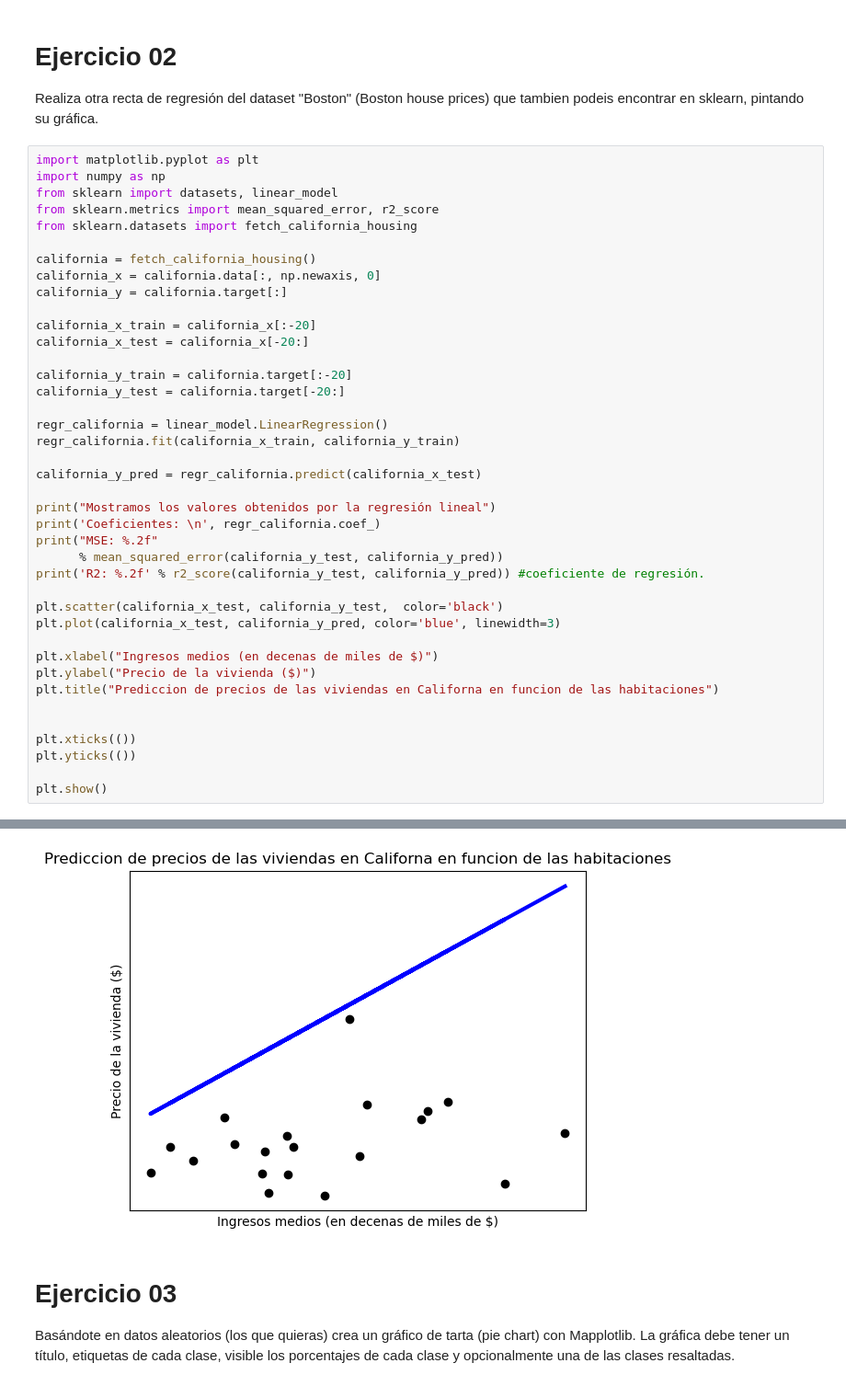
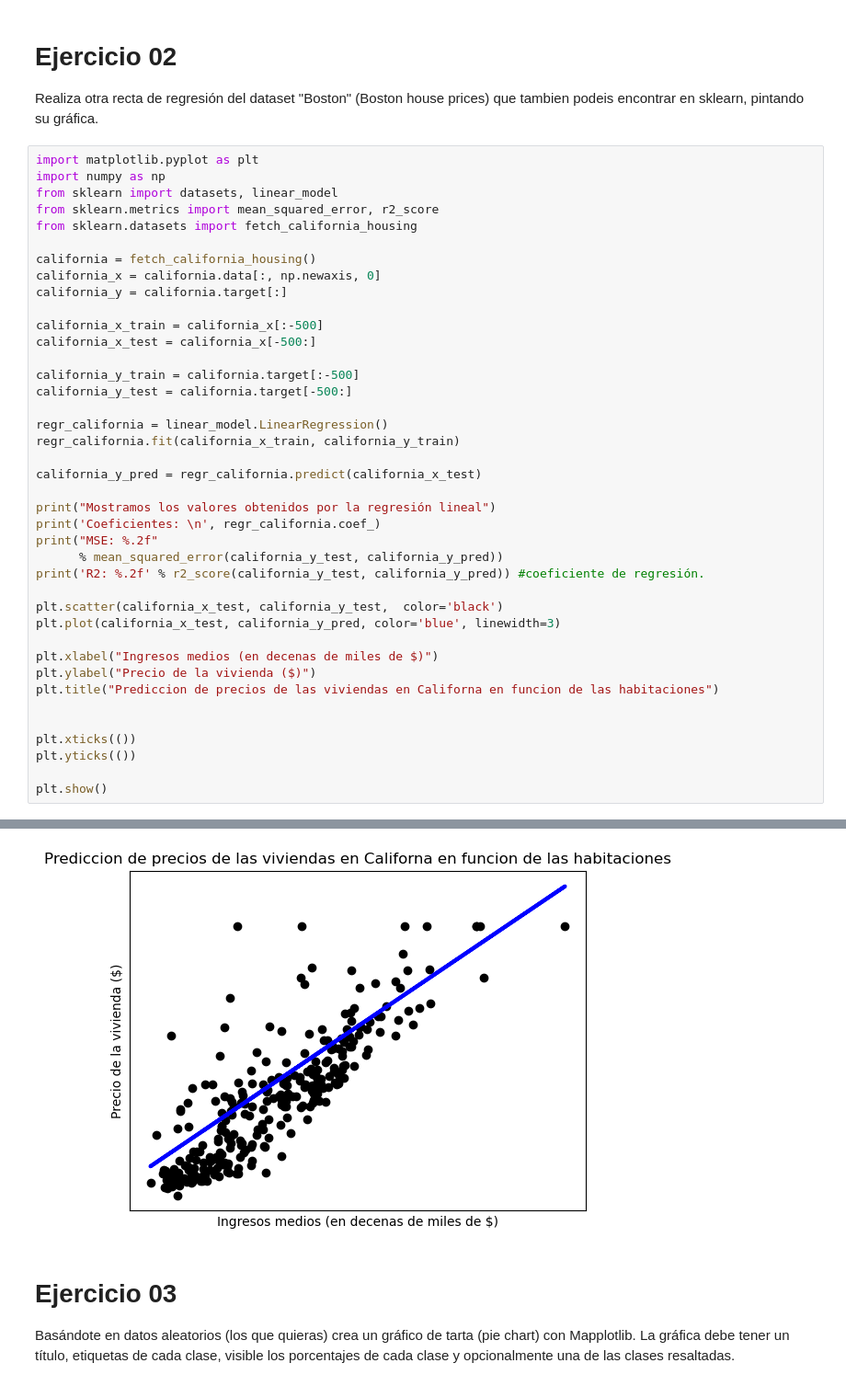
Before and after one commit to Dusk012/SI, a Jupyter notebook: P0/Pandas/Practica02.ipynb, the cells around one changed output, grey strips where cells are left out. Shown at 92% size. Cells and saved outputs as stored; diff of their text form.

```diff
--- a/P0/Pandas/Practica02.ipynb
+++ b/P0/Pandas/Practica02.ipynb
@@ -372,11 +372,11 @@ california = fetch_california_housing()
 california_x = california.data[:, np.newaxis, 0]
 california_y = california.target[:]
 
-california_x_train = california_x[:-20]
-california_x_test = california_x[-20:]
+california_x_train = california_x[:-500]
+california_x_test = california_x[-500:]
 
-california_y_train = california.target[:-20]
-california_y_test = california.target[-20:]
+california_y_train = california.target[:-500]
+california_y_test = california.target[-500:]
 
 regr_california = linear_model.LinearRegression()
 regr_california.fit(california_x_train, california_y_train)
@@ -410,4 +410,4 @@ R2: -10.97
-[figure, old version]
+[figure, new version]
 # %% [markdown]
 # Ejercicio 03
 Basándote en datos aleatorios (los que quieras) crea un gráfico de tarta (pie chart) con Mapplotlib. La gráfica debe tener un título, etiquetas de cada clase, visible los porcentajes de cada clase y opcionalmente una de las clases resaltadas.
```
Also changed, not shown: parts of 1 cell of this notebook.
